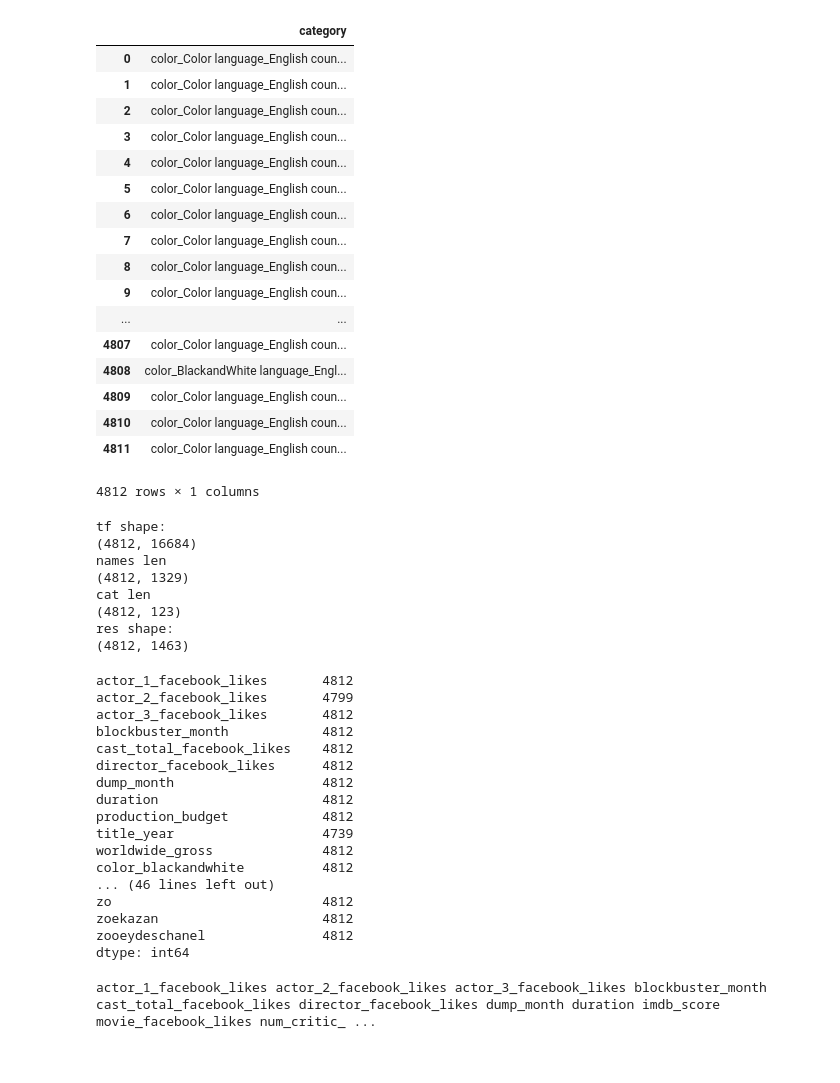
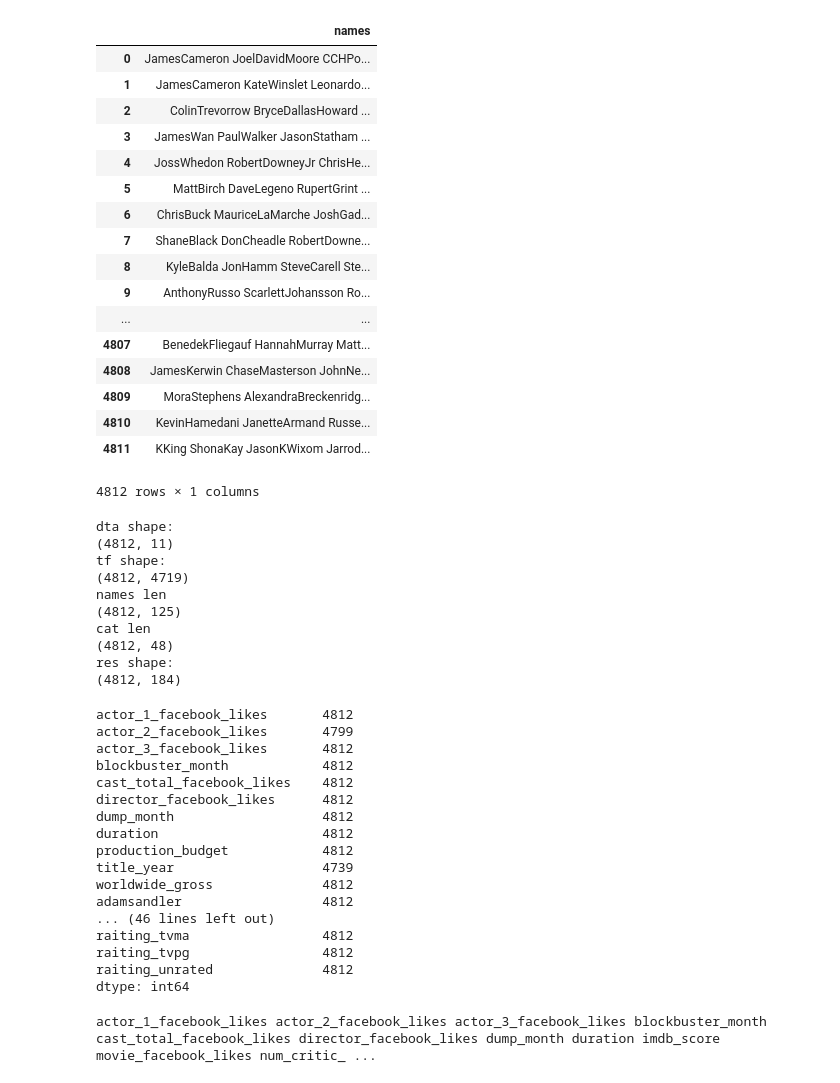
Before and after one commit to rihardsbar/dm-predictive-ml, a Jupyter notebook: logistic_regression/dataPrep.ipynb, the cells around one changed output. Drawn from its saved outputs; the diff is of its cells as text; code cells hidden in the pictures.

```diff
--- a/logistic_regression/dataPrep.ipynb
+++ b/logistic_regression/dataPrep.ipynb
@@ -36,75 +36,70 @@ def genString(val, col):
 for colname, colvalue in dta.iteritems():
     if type(colvalue[1]) == str and colname != 'movie_imdb_link' and colname != 'release_date':
         if colname == 'director_name' or colname == 'actor_1_name' or colname == 'actor_2_name' or colname == 'actor_3_name':
             dta[colname] = dta[colname].apply(lambda val: removeWh(val))
         if colname == 'genres' or colname == 'plot_keywords':
             dta[colname] = dta[colname].apply(lambda val: removeStrip(val))
         if colname == 'country':
             dta[colname] = dta[colname].apply(lambda val: removeWh(val, "country"))
         if colname == 'language':
             dta[colname] = dta[colname].apply(lambda val: removeWh(val, "language"))
         if colname == 'color':
             dta[colname] = dta[colname].apply(lambda val: removeWh(val, "color"))
         if colname == 'content_rating':
             dta[colname] = dta[colname].apply(lambda val: removeWh(val, "raiting"))
 
 #generate common string
 dta['string'] = ''
 dta['names'] = ''
 dta['category'] = ''
 for colname, colvalue in dta.iteritems():
     if type(colvalue[1]) == str and colname != 'movie_imdb_link' and colname != 'release_date' and colname != 'string' and colname !='category' and colname !='names':
         if colname == 'country' or colname == 'content_rating' or colname == 'language' or colname == 'color' :
             dta['category'] += dta[colname].apply(lambda val: genString(val, colname))
         else:
             dta['string'] += dta[colname].apply(lambda val: genString(val, colname))
         if colname == 'director_name' or colname ==  'actor_1_name' or colname == 'actor_2_name' or colname ==  'actor_3_name':
             dta['names'] += dta[colname].apply(lambda val: genString(val, colname))
 
 pd.options.display.max_colwidth = 500
-pd.DataFrame(dta['category'])
+pd.DataFrame(dta['names'])
 # %% [output]
-|  | category |
-| 0 | color_Color language_English coun... |
-| 1 | color_Color language_English coun... |
-| 2 | color_Color language_English coun... |
-| 3 | color_Color language_English coun... |
-| 4 | color_Color language_English coun... |
-| 5 | color_Color language_English coun... |
-| 6 | color_Color language_English coun... |
-| 7 | color_Color language_English coun... |
-| 8 | color_Color language_English coun... |
-| 9 | color_Color language_English coun... |
+|  | names |
+| 0 | JamesCameron JoelDavidMoore CCHPo... |
+| 1 | JamesCameron KateWinslet Leonardo... |
+| 2 | ColinTrevorrow BryceDallasHoward ... |
+| 3 | JamesWan PaulWalker JasonStatham ... |
+| 4 | JossWhedon RobertDowneyJr ChrisHe... |
+| 5 | MattBirch DaveLegeno RupertGrint ... |
+| 6 | ChrisBuck MauriceLaMarche JoshGad... |
+| 7 | ShaneBlack DonCheadle RobertDowne... |
+| 8 | KyleBalda JonHamm SteveCarell Ste... |
+| 9 | AnthonyRusso ScarlettJohansson Ro... |
 | ... | ... |
-| 4807 | color_Color language_English coun... |
-| 4808 | color_BlackandWhite language_Engl... |
-| 4809 | color_Color language_English coun... |
-| 4810 | color_Color language_English coun... |
-| 4811 | color_Color language_English coun... |
+| 4807 | BenedekFliegauf HannahMurray Matt... |
+| 4808 | JamesKerwin ChaseMasterson JohnNe... |
+| 4809 | MoraStephens AlexandraBreckenridg... |
+| 4810 | KevinHamedani JanetteArmand Russe... |
+| 4811 | KKing ShonaKay JasonKWixom Jarrod... |
 4812 rows × 1 columns
 # %%
 
-tf_vectorizer = TfidfVectorizer(max_df=0.9, min_df=1, stop_words='english', norm='l2', analyzer = 'word')
+tf_vectorizer = TfidfVectorizer(max_df=0.9, min_df=3, stop_words='english', analyzer = 'word')
 X_tf = tf_vectorizer.fit_transform(dta['string'])
 tf_fr = pd.DataFrame(X_tf.todense(), columns = tf_vectorizer.get_feature_names())
 
 ################################
-names_vectorizer = TfidfVectorizer(max_df=0.9, min_df=4, stop_words='english', norm='l2', analyzer = 'word')
+#names_vectorizer = TfidfVectorizer(max_df=0.9, min_df=8, use_idf = True, stop_words='english',  analyzer = 'word')
+names_vectorizer = CountVectorizer(max_df=0.9,min_df=14, stop_words='english' , analyzer = 'word')
 X_nam = names_vectorizer.fit_transform(dta['names'])
 nam_fr = pd.DataFrame(X_nam.todense(), columns = names_vectorizer.get_feature_names())
 
 ################################
-cat_vectorizer = CountVectorizer(max_df=1.0,min_df=1, stop_words='english' , analyzer = 'word')
+cat_vectorizer = TfidfVectorizer(max_df=1.0, min_df=4, use_idf = False, stop_words='english',  analyzer = 'word')
+#cat_vectorizer = CountVectorizer(max_df=1.0,min_df=2, stop_words='english' , analyzer = 'word')
 X_cat = cat_vectorizer.fit_transform(dta['category'])
 cat_fr = pd.DataFrame(X_cat.todense(), columns = cat_vectorizer.get_feature_names())
 
-##################
-print("tf shape:")
-print(tf_fr.shape)
-print("names len")
-print(nam_fr.shape)
-print("cat len")
-print(cat_fr.shape)
 
 strings = []
 for colname, colvalue in dta.iteritems():
@@ -125,8 +120,19 @@ num_list = dta.columns.difference(strings)
 dta_clean = dta[num_list]
 
 
+
+##################
+print("dta shape:")
+print(dta_clean.shape)
+print("tf shape:")
+print(tf_fr.shape)
+print("names len")
+print(nam_fr.shape)
+print("cat len")
+print(cat_fr.shape)
+
 #result = pd.concat([dta_clean, cat_fr, tf_fr], axis=1)
-result = pd.concat([dta_clean, cat_fr, nam_fr], axis=1)
+result = pd.concat([dta_clean, nam_fr, cat_fr], axis=1)
 result.dropna()
 
 print("res shape:")
@@ -134,14 +140,16 @@ print (result.shape)
 
 result.count()
 # %% [output]
+dta shape:
+(4812, 11)
 tf shape:
-(4812, 16684)
+(4812, 4719)
 names len
-(4812, 1329)
+(4812, 125)
 cat len
-(4812, 123)
+(4812, 48)
 res shape:
-(4812, 1463)
+(4812, 184)
 actor_1_facebook_likes       4812
 actor_2_facebook_likes       4799
 actor_3_facebook_likes       4812
@@ -153,10 +161,10 @@ duration                     4812
 production_budget            4812
 title_year                   4739
 worldwide_gross              4812
-color_blackandwhite          4812
+adamsandler                  4812
 ... (46 lines left out)
-zo                           4812
-zoekazan                     4812
-zooeydeschanel               4812
+raiting_tvma                 4812
+raiting_tvpg                 4812
+raiting_unrated              4812
 dtype: int64
 # %%
```
Also changed, not shown: parts of 5 cells of this notebook, 3 other files.
